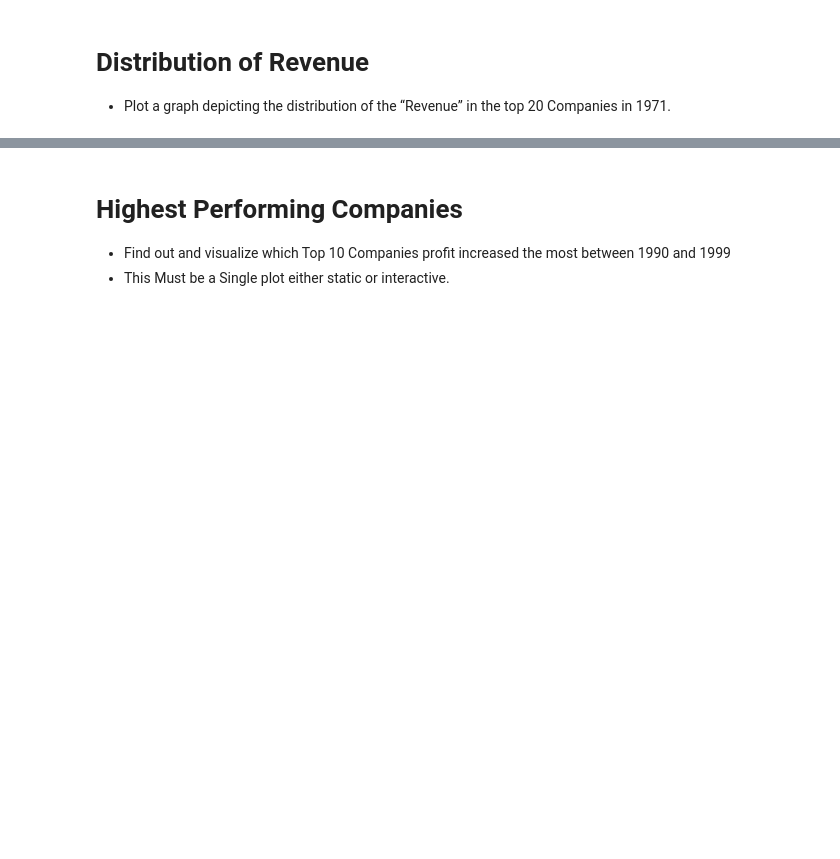
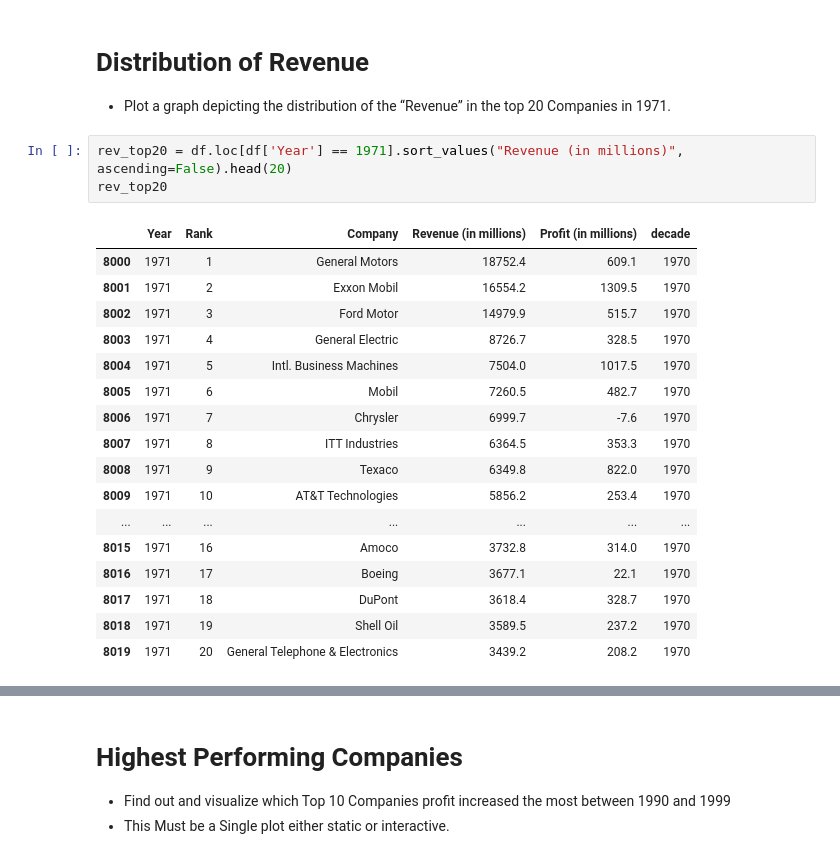
Before and after one commit to sean-halpin/data_vis, a Jupyter notebook: data_vis.ipynb, the cells around one changed output, grey strips where cells are left out. Drawn from its saved outputs; the diff is of its cells as text; blank space fills up the shorter version.

```diff
--- a/data_vis.ipynb
+++ b/data_vis.ipynb
@@ -166,3 +220,24 @@ df_decade[['decade', 'Company', 'Revenue (in millions)',	'Profit (in millions)']
 
  - Plot a graph depicting the distribution of the “Revenue” in the top 20
 Companies in 1971.
+# %%
+rev_top20 = df.loc[df['Year'] == 1971].sort_values("Revenue (in millions)", ascending=False).head(20)
+rev_top20
+# %% [output]
+|  | Year | Rank | Company | Revenue (in millions) | Profit (in millions) | decade |
+| 8000 | 1971 | 1 | General Motors | 18752.4 | 609.1 | 1970 |
+| 8001 | 1971 | 2 | Exxon Mobil | 16554.2 | 1309.5 | 1970 |
+| 8002 | 1971 | 3 | Ford Motor | 14979.9 | 515.7 | 1970 |
+| 8003 | 1971 | 4 | General Electric | 8726.7 | 328.5 | 1970 |
+| 8004 | 1971 | 5 | Intl. Business Machines | 7504.0 | 1017.5 | 1970 |
+| 8005 | 1971 | 6 | Mobil | 7260.5 | 482.7 | 1970 |
+| 8006 | 1971 | 7 | Chrysler | 6999.7 | -7.6 | 1970 |
+| 8007 | 1971 | 8 | ITT Industries | 6364.5 | 353.3 | 1970 |
+| 8008 | 1971 | 9 | Texaco | 6349.8 | 822.0 | 1970 |
+| 8009 | 1971 | 10 | AT&T Technologies | 5856.2 | 253.4 | 1970 |
+| ... | ... | ... | ... | ... | ... | ... |
+| 8015 | 1971 | 16 | Amoco | 3732.8 | 314.0 | 1970 |
+| 8016 | 1971 | 17 | Boeing | 3677.1 | 22.1 | 1970 |
+| 8017 | 1971 | 18 | DuPont | 3618.4 | 328.7 | 1970 |
+| 8018 | 1971 | 19 | Shell Oil | 3589.5 | 237.2 | 1970 |
+| 8019 | 1971 | 20 | General Telephone & Electronics | 3439.2 | 208.2 | 1970 |
```
Also changed, not shown: parts of 9 cells of this notebook.
